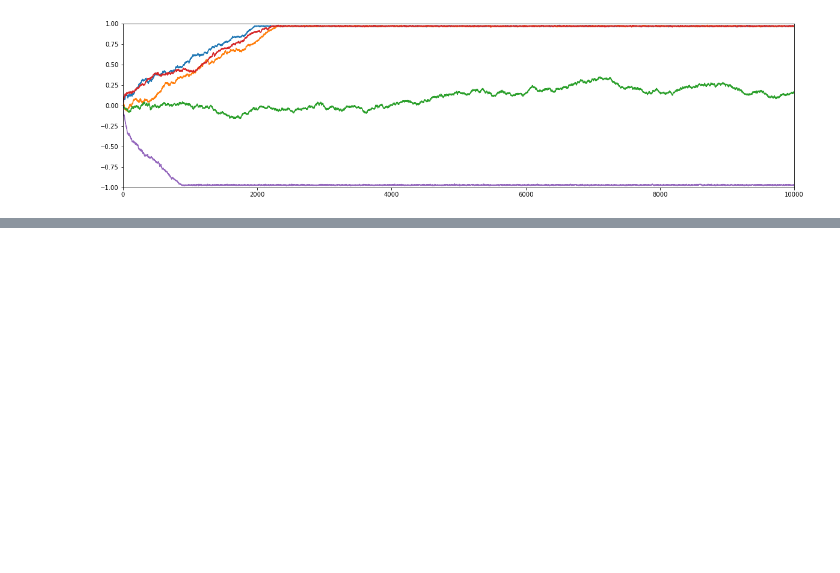
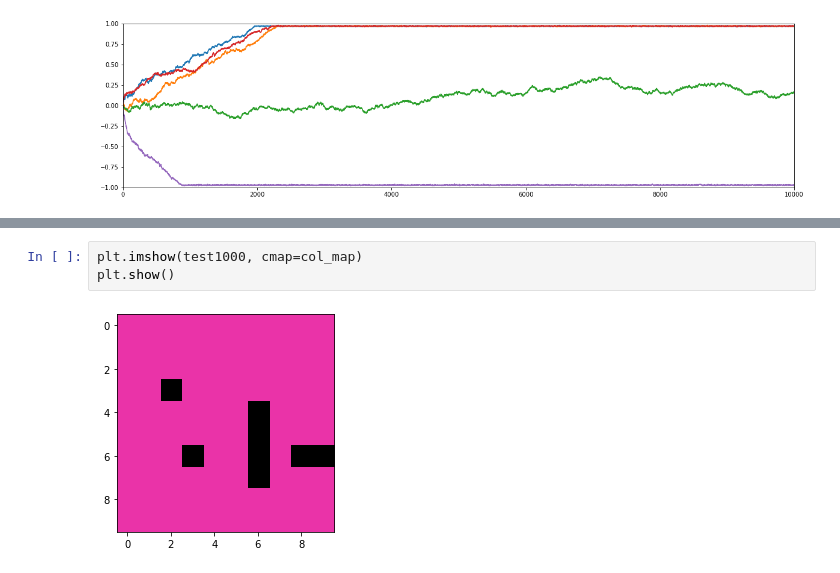
Before and after one commit to Swinkawkrawacie/Fizyka-ukladow-zlozonych, a Jupyter notebook: Generowanie_danych.ipynb, the cells around one changed output, grey strips where cells are left out. Drawn from its saved outputs; the diff is of its cells as text; blank space fills up the shorter version.

```diff
--- a/Generowanie_danych.ipynb
+++ b/Generowanie_danych.ipynb
@@ -550,0 +546,5 @@ plt.show()
+# %%
+plt.imshow(test1000, cmap=col_map)
+plt.show()
+# %% [output]
+[figure, added]
```
Also changed, not shown: parts of 32 cells of this notebook.
